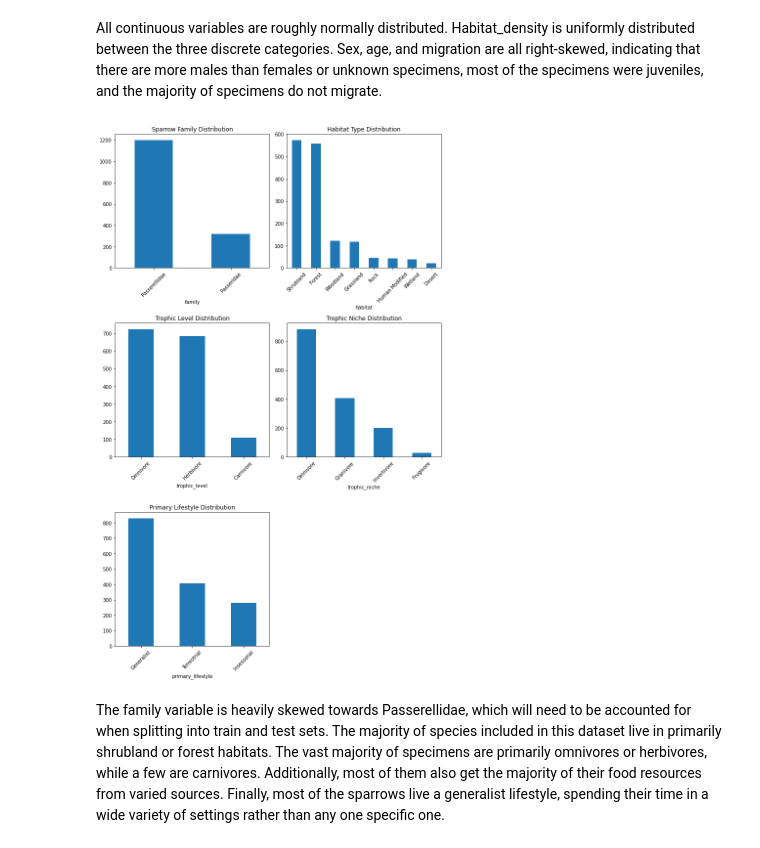
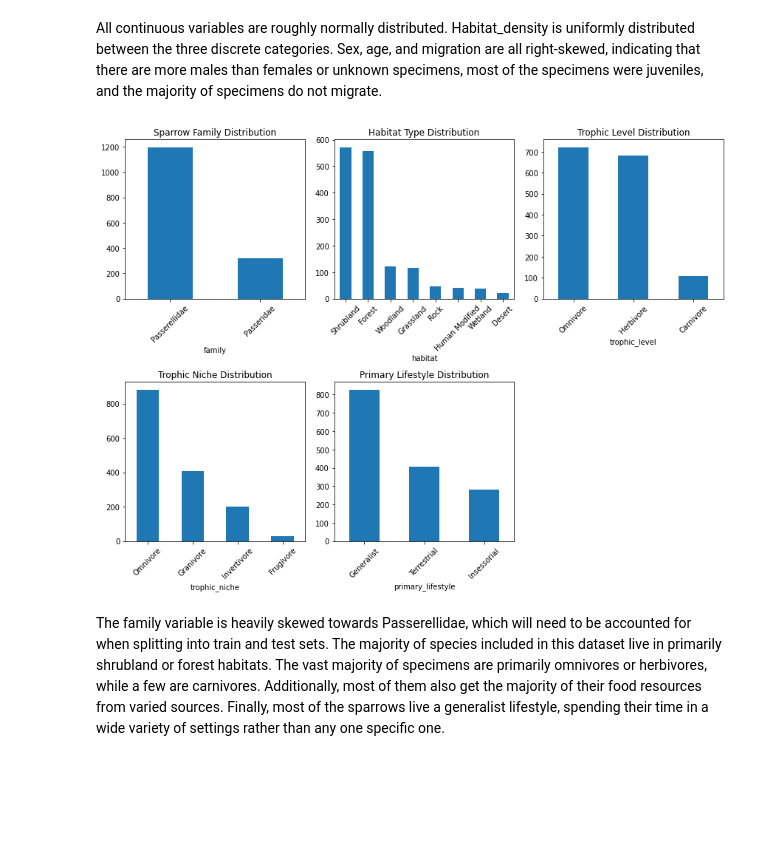
Before and after one commit to bethharvey/capstone-project, a Jupyter notebook: avonet_bird_identification.ipynb, the cells around one changed output. Drawn from its saved outputs; the diff is of its cells as text; code cells hidden in the pictures; blank space fills up the shorter version.

```diff
--- a/avonet_bird_identification.ipynb
+++ b/avonet_bird_identification.ipynb
@@ -402,32 +402,32 @@ plt.show()
 All continuous variables are roughly normally distributed. Habitat_density is uniformly distributed between the three discrete categories. Sex, age, and migration are all right-skewed, indicating that there are more males than females or unknown specimens, most of the specimens were juveniles, and the majority of specimens do not migrate.
 # %%
 # View distributions of categorical features
-fig = plt.figure(figsize=(10, 16))
+fig = plt.figure(figsize=(12, 9))
 
-plt.subplot(321)
+plt.subplot(231)
 sparrows.family.value_counts().plot(kind = 'bar', title = 'Sparrow Family Distribution')
 plt.xticks(rotation = 45)
 
-plt.subplot(322)
+plt.subplot(232)
 sparrows.habitat.value_counts().plot(kind = 'bar', title = 'Habitat Type Distribution')
 plt.xticks(rotation = 45)
 
-plt.subplot(323)
+plt.subplot(233)
 sparrows.trophic_level.value_counts().plot(kind = 'bar', title = 'Trophic Level Distribution')
 plt.xticks(rotation = 45)
 
-plt.subplot(324)
+plt.subplot(234)
 sparrows.trophic_niche.value_counts().plot(kind = 'bar', title = 'Trophic Niche Distribution')
 plt.xticks(rotation = 45)
 
-plt.subplot(325)
+plt.subplot(235)
 sparrows.primary_lifestyle.value_counts().plot(kind = 'bar', title = 'Primary Lifestyle Distribution')
 plt.xticks(rotation = 45)
 
 fig.tight_layout()
 plt.show()
 # %% [output]
-[figure, old version]
+[figure, new version]
 # %% [markdown]
 The family variable is heavily skewed towards Passerellidae, which will need to be accounted for when splitting into train and test sets. The majority of species included in this dataset live in primarily shrubland or forest habitats. The vast majority of specimens are primarily omnivores or herbivores, while a few are carnivores. Additionally, most of them also get the majority of their food resources from varied sources. Finally, most of the sparrows live a generalist lifestyle, spending their time in a wide variety of settings rather than any one specific one.
 # %%
```
Also changed, not shown: parts of 9 cells of this notebook, 4 other files.
